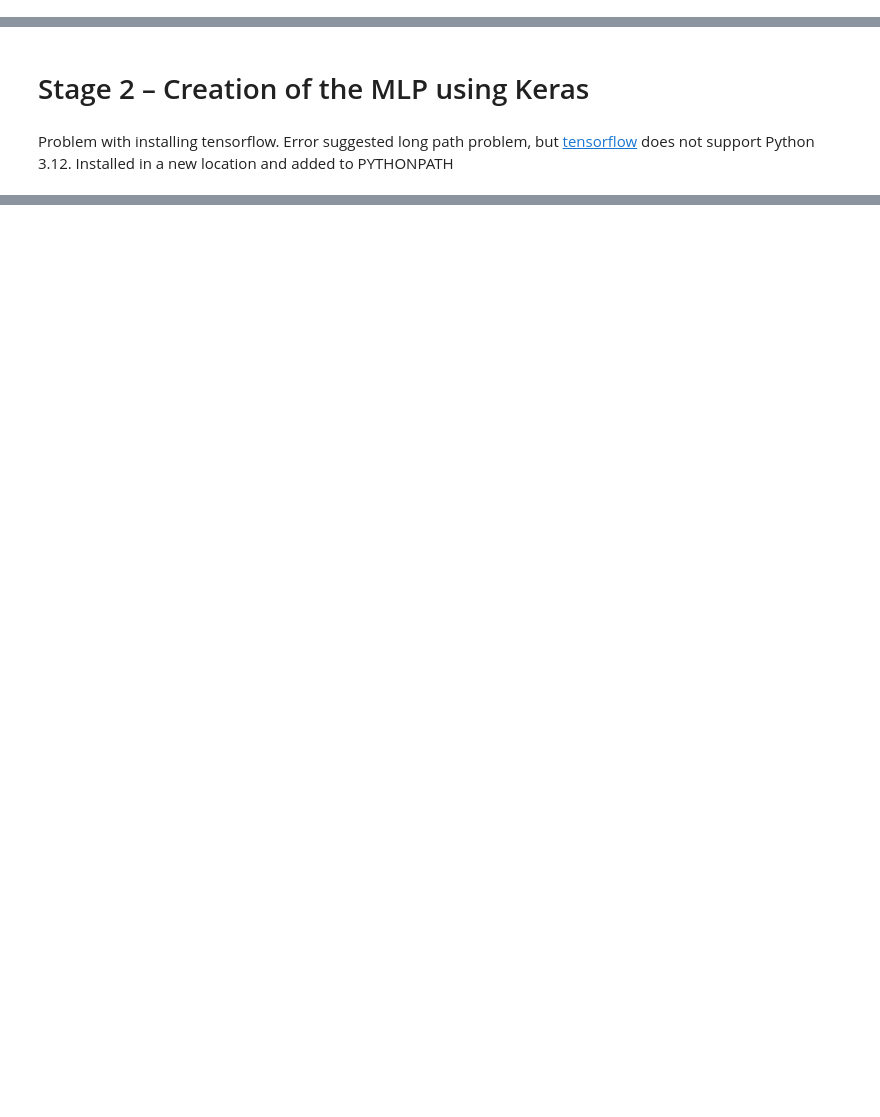
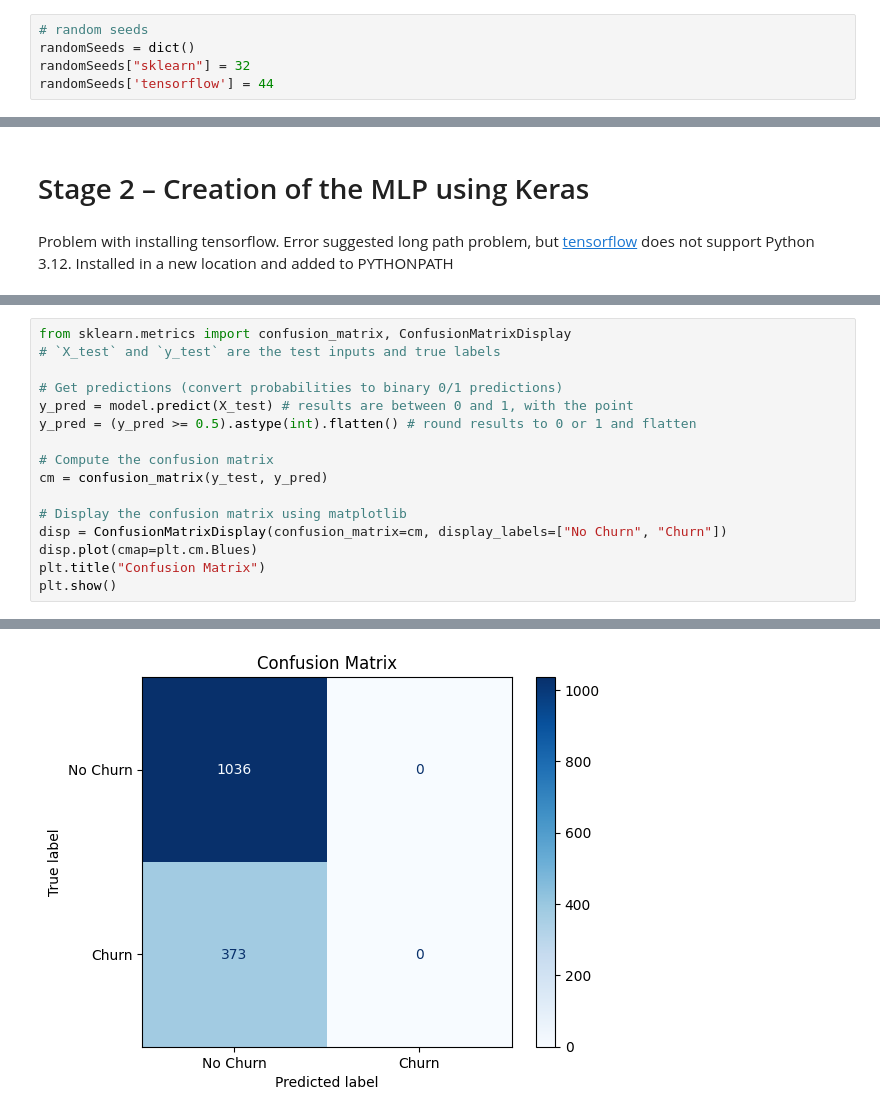
Before and after one commit to LucaGatt22/DataAnalytics_AI_Tensorflow_Keras, a Jupyter notebook: DataAnalyticsAI_Tensorflow_Keras.ipynb, the cells around one changed output, grey strips where cells are left out. Drawn from its saved outputs; the diff is of its cells as text; blank space fills up the shorter version.

```diff
--- a/DataAnalyticsAI_Tensorflow_Keras.ipynb
+++ b/DataAnalyticsAI_Tensorflow_Keras.ipynb
@@ -4,6 +4,11 @@ from sklearn.preprocessing import StandardScaler
 import matplotlib.pyplot as plt
 import seaborn as sns
 import numpy as np
+# %%
+# random seeds
+randomSeeds = dict()
+randomSeeds["sklearn"] = 32
+randomSeeds['tensorflow'] = 44
 # %%
 # Load dataset
 data = pd.read_csv("Telco-Customer-Churn.csv")
@@ -615,0 +671,17 @@ Multiple times the model entered the same pair of accuracy and loss numbers in m
+# %%
+from sklearn.metrics import confusion_matrix, ConfusionMatrixDisplay
+# `X_test` and `y_test` are the test inputs and true labels
+
+# Get predictions (convert probabilities to binary 0/1 predictions)
+y_pred = model.predict(X_test) # results are between 0 and 1, with the point
+y_pred = (y_pred >= 0.5).astype(int).flatten() # round results to 0 or 1 and flatten
+
+# Compute the confusion matrix
+cm = confusion_matrix(y_test, y_pred)
+
+# Display the confusion matrix using matplotlib
+disp = ConfusionMatrixDisplay(confusion_matrix=cm, display_labels=["No Churn", "Churn"])
+disp.plot(cmap=plt.cm.Blues)
+plt.title("Confusion Matrix")
+plt.show()
+# %% [output]
@@ -615,0 +689 @@ Multiple times the model entered the same pair of accuracy and loss numbers in m
+[figure, added]
```
Also changed, not shown: parts of 11 cells of this notebook, 1 other file.
